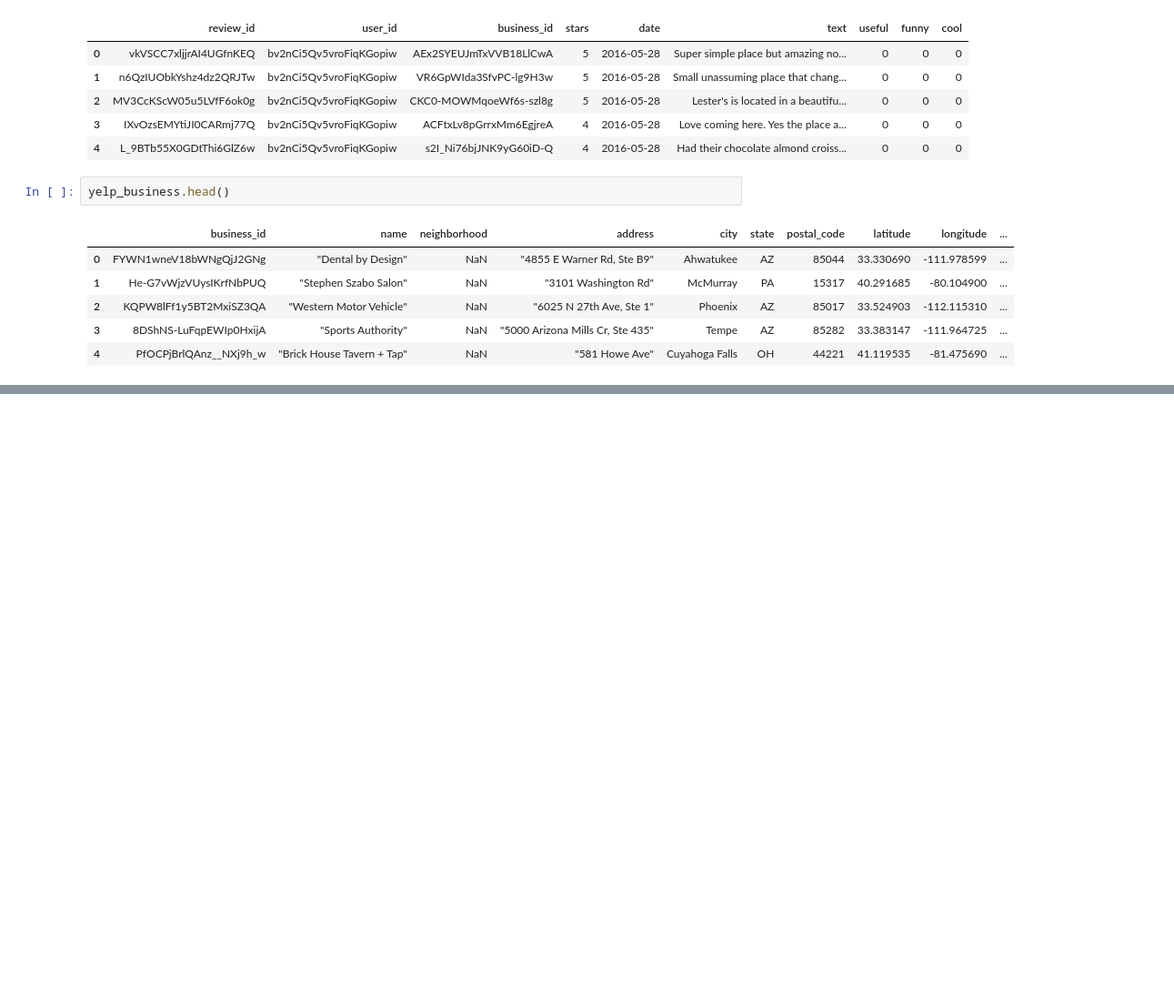
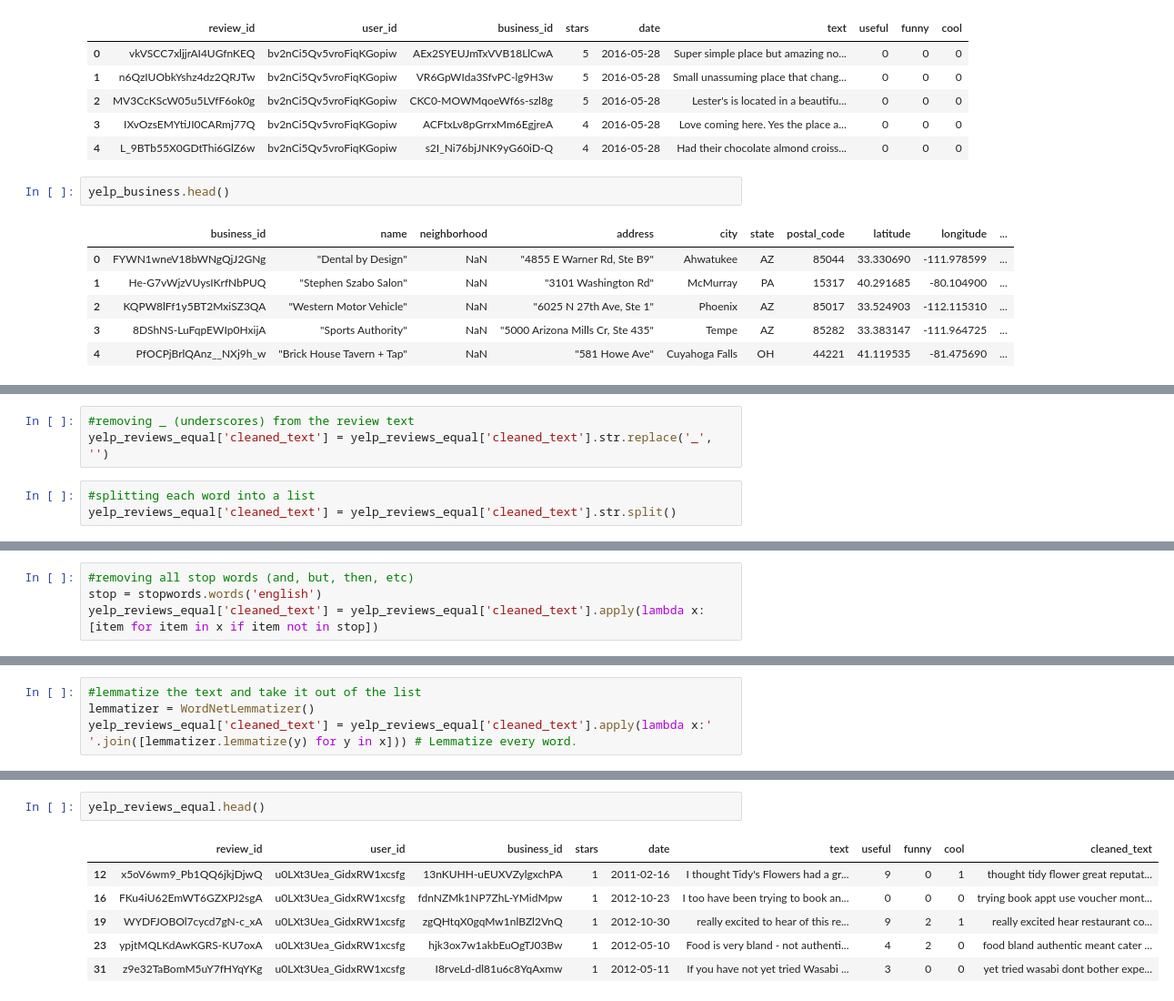
Before and after one commit to karinahou/Springboard-Capstone2-Yelp, a Jupyter notebook: Capstone2_Yelp_Data Wrangling.ipynb, the cells around one changed output, grey strips where cells are left out. Shown: that part at 91% size. Saved outputs shown, nothing was run; the diff lists cells and outputs as text; blank space fills up the shorter version.

```diff
--- a/Capstone2_Yelp_Data Wrangling.ipynb
+++ b/Capstone2_Yelp_Data Wrangling.ipynb
@@ -106,0 +217,6 @@ yelp_reviews.head()
+# %%
+#removing _ (underscores) from the review text
+yelp_reviews_equal['cleaned_text'] = yelp_reviews_equal['cleaned_text'].str.replace('_', '')
+# %%
+#splitting each word into a list
+yelp_reviews_equal['cleaned_text'] = yelp_reviews_equal['cleaned_text'].str.split()
@@ -106,0 +232,4 @@ yelp_reviews.head()
+# %%
+#removing all stop words (and, but, then, etc)
+stop = stopwords.words('english')
+yelp_reviews_equal['cleaned_text'] = yelp_reviews_equal['cleaned_text'].apply(lambda x: [item for item in x if item not in stop])
@@ -106,0 +239,4 @@ yelp_reviews.head()
+# %%
+#lemmatize the text and take it out of the list
+lemmatizer = WordNetLemmatizer()
+yelp_reviews_equal['cleaned_text'] = yelp_reviews_equal['cleaned_text'].apply(lambda x:' '.join([lemmatizer.lemmatize(y) for y in x])) # Lemmatize every word.
@@ -106,0 +252,9 @@ yelp_reviews.head()
+# %%
+yelp_reviews_equal.head()
+# %% [output]
+|  | review_id | user_id | business_id | stars | date | text | useful | funny | cool | cleaned_text |
+| 12 | x5oV6wm9_Pb1QQ6jkjDjwQ | u0LXt3Uea_GidxRW1xcsfg | 13nKUHH-uEUXVZylgxchPA | 1 | 2011-02-16 | I thought Tidy's Flowers had a gr... | 9 | 0 | 1 | thought tidy flower great reputat... |
+| 16 | FKu4iU62EmWT6GZXPJ2sgA | u0LXt3Uea_GidxRW1xcsfg | fdnNZMk1NP7ZhL-YMidMpw | 1 | 2012-10-23 | I too have been trying to book an... | 0 | 0 | 0 | trying book appt use voucher mont... |
+| 19 | WYDFJOBOl7cycd7gN-c_xA | u0LXt3Uea_GidxRW1xcsfg | zgQHtqX0gqMw1nlBZl2VnQ | 1 | 2012-10-30 | really excited to hear of this re... | 9 | 2 | 1 | really excited hear restaurant co... |
+| 23 | ypjtMQLKdAwKGRS-KU7oxA | u0LXt3Uea_GidxRW1xcsfg | hjk3ox7w1akbEuOgTJ03Bw | 1 | 2012-05-10 | Food is very bland - not authenti... | 4 | 2 | 0 | food bland authentic meant cater ... |
+| 31 | z9e32TaBomM5uY7fHYqYKg | u0LXt3Uea_GidxRW1xcsfg | I8rveLd-dl81u6c8YqAxmw | 1 | 2012-05-11 | If you have not yet tried Wasabi ... | 3 | 0 | 0 | yet tried wasabi dont bother expe... |
```
Also changed, not shown: parts of 53 cells of this notebook.
